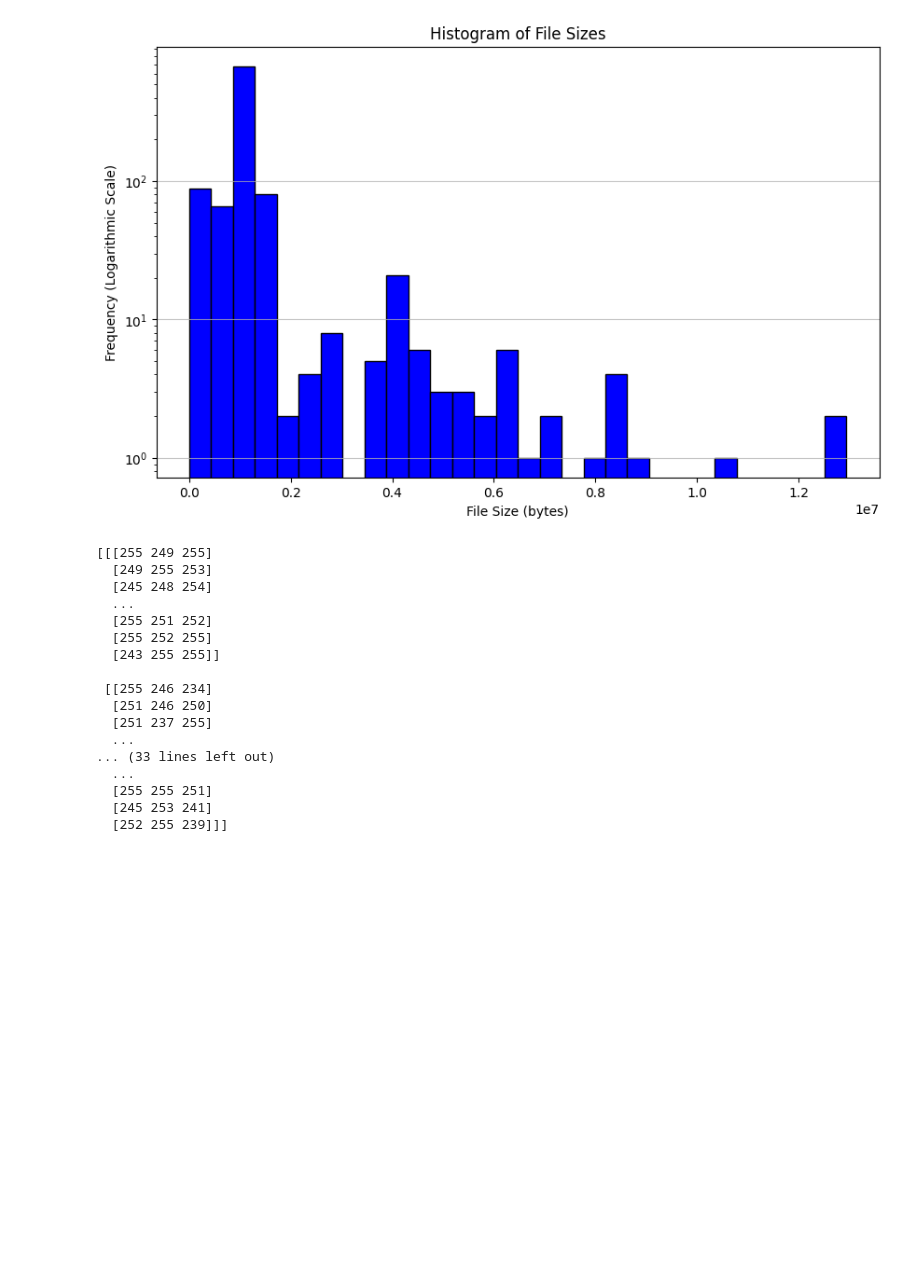
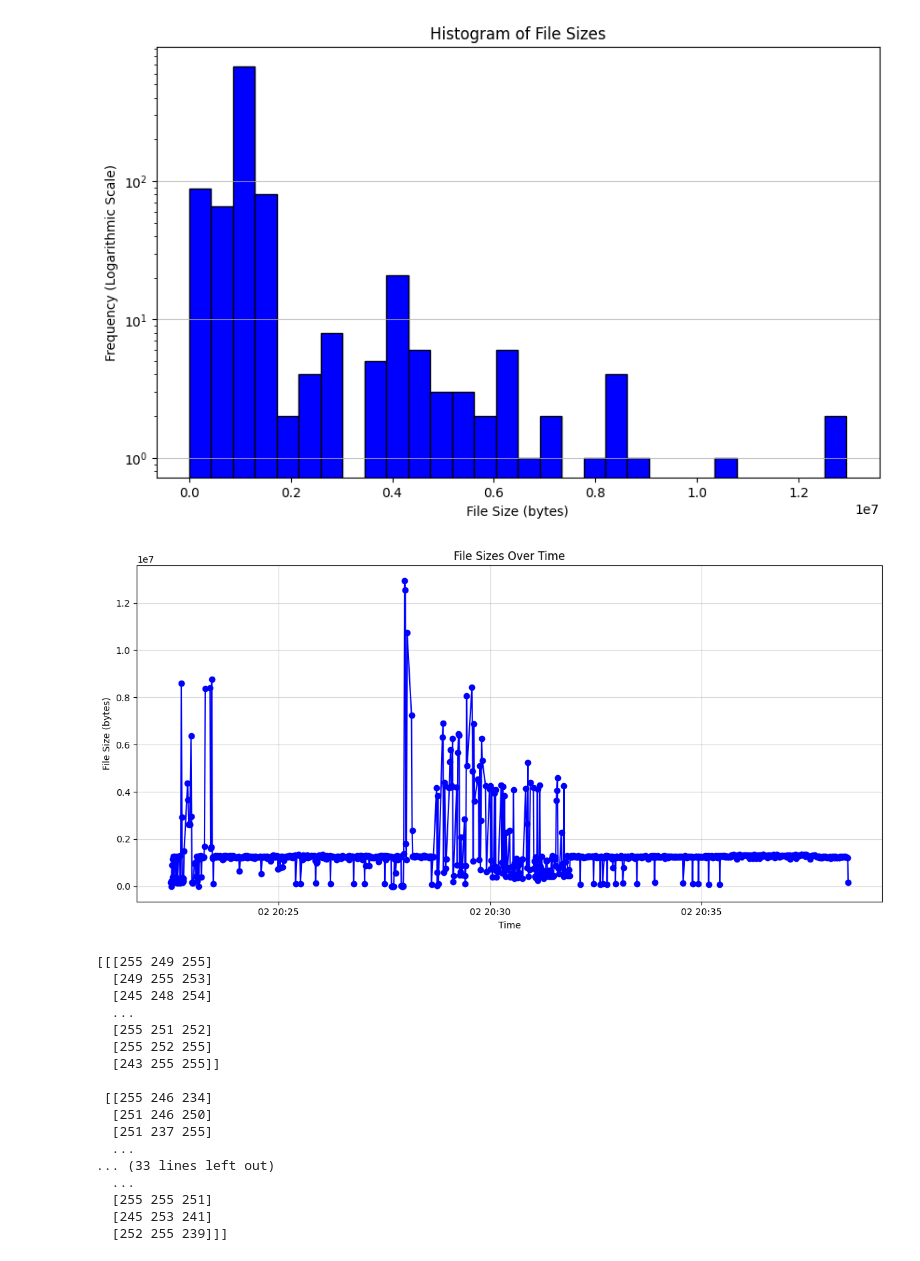
Before and after one commit to perindom/HWOsim, a Jupyter notebook: AccessingData.ipynb, the cells around one changed output. Drawn from its saved outputs; the diff is of its cells as text; code cells hidden in the pictures; blank space fills up the shorter version.

```diff
--- a/AccessingData.ipynb
+++ b/AccessingData.ipynb
@@ -161,6 +161,41 @@ plt.grid(axis='y', alpha=0.75)
 plt.show()
 # %% [output]
 [figure]
+# %%
+import os
+import matplotlib.pyplot as plt
+from datetime import datetime
+
+# Specify the directory path
+directory_path = '/main/data_20_22'
+
+# Collect file sizes and their modification times
+file_data = []
+for file in os.listdir(directory_path):
+    file_path = os.path.join(directory_path, file)
+    if os.path.isfile(file_path):
+        file_size = os.path.getsize(file_path)
+        modification_time = os.path.getmtime(file_path)
+        file_data.append((modification_time, file_size))
+
+# Sort the data by modification time
+file_data.sort()
+
+# Separate the data into time and size lists
+modification_times = [datetime.fromtimestamp(data[0]) for data in file_data]
+file_sizes = [data[1] for data in file_data]
+
+# Plot the file sizes over time
+plt.figure(figsize=(12, 6))
+plt.plot(modification_times, file_sizes, marker='o', linestyle='-', color='blue')
+plt.title('File Sizes Over Time')
+plt.xlabel('Time')
+plt.ylabel('File Size (bytes)')
+plt.grid(alpha=0.5)
+plt.tight_layout()
+plt.show()
+# %% [output]
+[figure, added]
 # %%
 def apply_perturbations_to_jpeg(image_array):
     """
```
Also changed, not shown: parts of 1 cell of this notebook, 4 other files.
